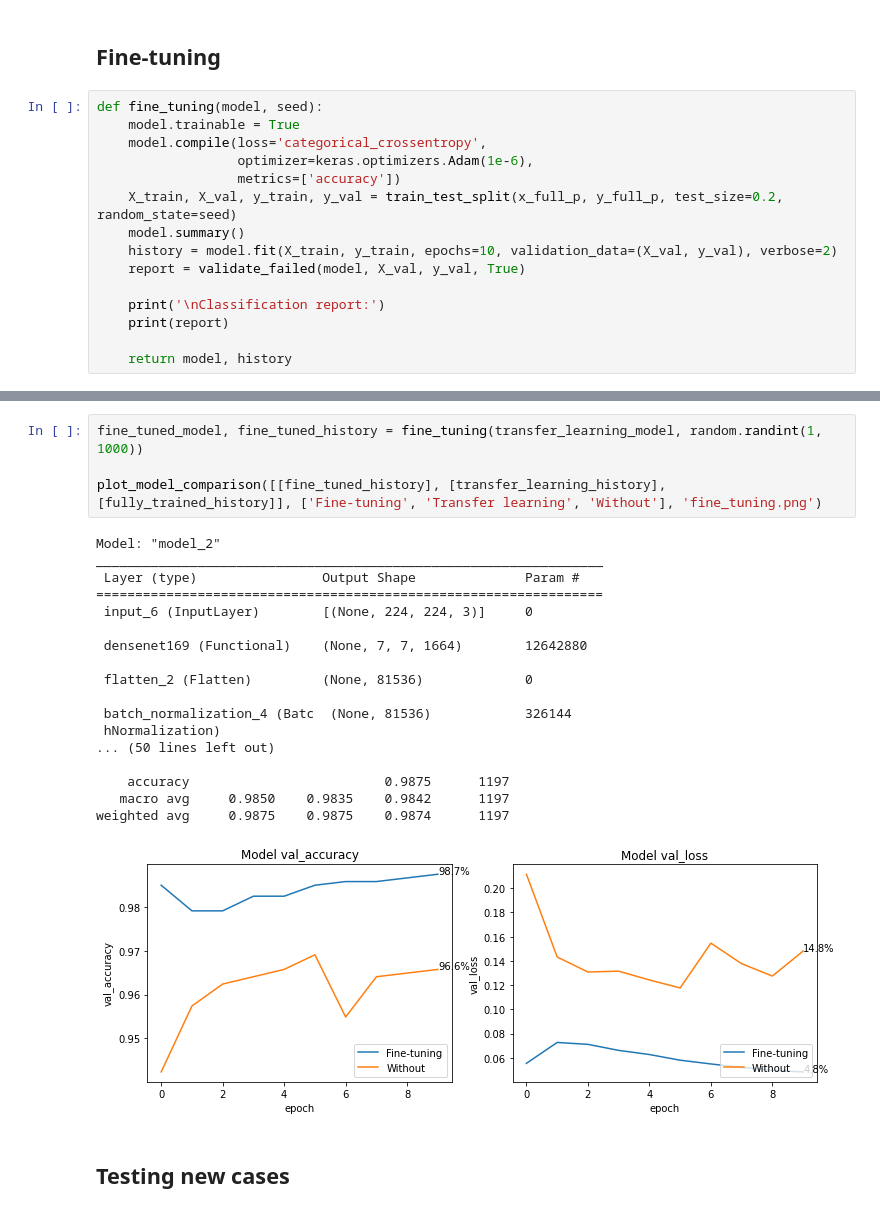
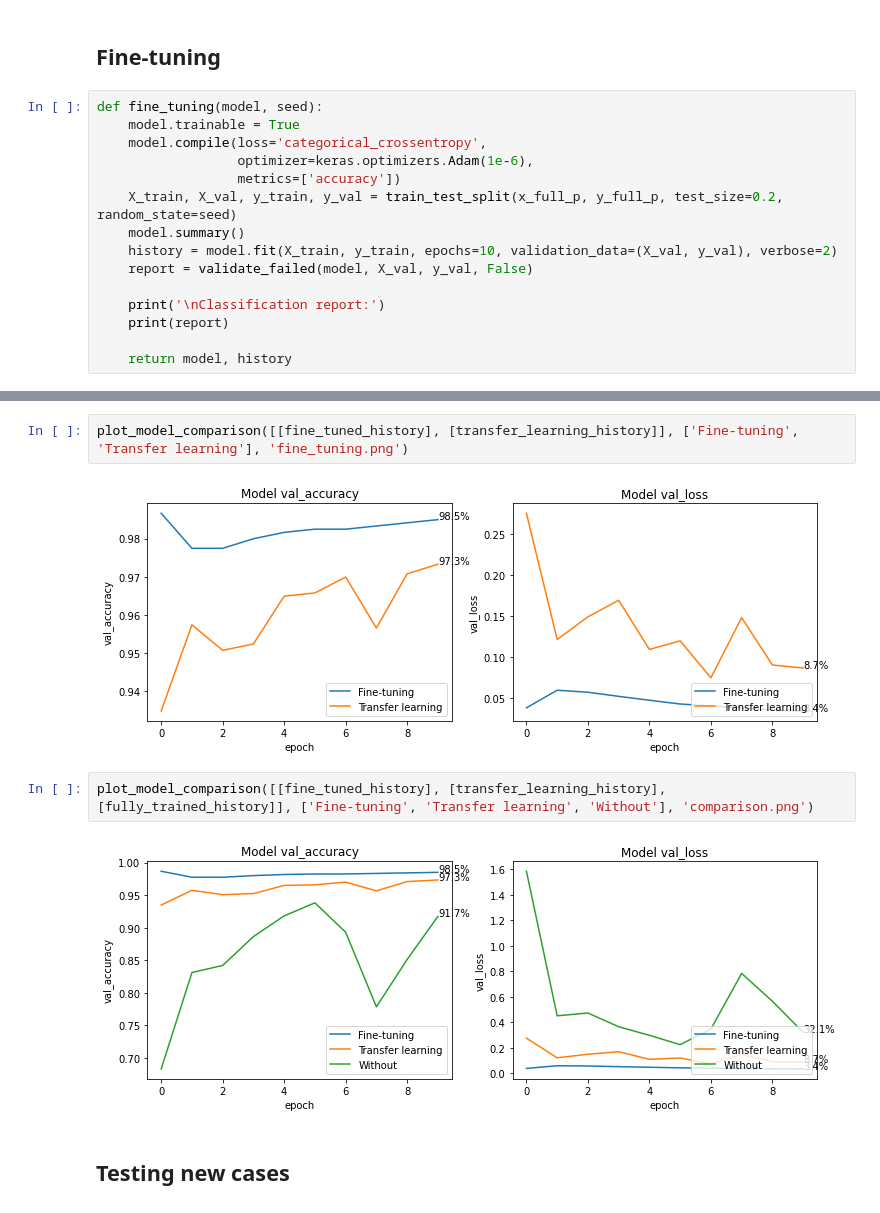
Before and after one commit to SergioRt1/An-analysis-of-diagram-images-on-Git-repositories, a Jupyter notebook: train.ipynb, the cells around one changed output, grey strips where cells are left out. Saved outputs shown, nothing was run; the diff lists cells and outputs as text.

Commit message:
Run fine-tuning

```diff
--- a/train.ipynb
+++ b/train.ipynb
@@ -577,7 +597,7 @@ def fine_tuning(model, seed):
     X_train, X_val, y_train, y_val = train_test_split(x_full_p, y_full_p, test_size=0.2, random_state=seed)
     model.summary()
     history = model.fit(X_train, y_train, epochs=10, validation_data=(X_val, y_val), verbose=2)
-    report = validate_failed(model, X_val, y_val, True)
+    report = validate_failed(model, X_val, y_val, False)
 
     print('\nClassification report:')
     print(report)
@@ -586,26 +627,11 @@ def fine_tuning(model, seed):
+# %%
+plot_model_comparison([[fine_tuned_history], [transfer_learning_history]], ['Fine-tuning', 'Transfer learning'], 'fine_tuning.png')
+# %% [output]
+[figure, added]
 # %%
-fine_tuned_model, fine_tuned_history = fine_tuning(transfer_learning_model, random.randint(1, 1000))
-
-plot_model_comparison([[fine_tuned_history], [transfer_learning_history], [fully_trained_history]], ['Fine-tuning', 'Transfer learning', 'Without'], 'fine_tuning.png')
+plot_model_comparison([[fine_tuned_history], [transfer_learning_history], [fully_trained_history]], ['Fine-tuning', 'Transfer learning', 'Without'], 'comparison.png')
 # %% [output]
-Model: "model_2"
-_________________________________________________________________
- Layer (type)                Output Shape              Param #
-=================================================================
- input_6 (InputLayer)        [(None, 224, 224, 3)]     0
-
- densenet169 (Functional)    (None, 7, 7, 1664)        12642880
-
- flatten_2 (Flatten)         (None, 81536)             0
-
- batch_normalization_4 (Batc  (None, 81536)            326144
- hNormalization)
-... (50 lines left out)
-
-    accuracy                         0.9875      1197
-   macro avg     0.9850    0.9835    0.9842      1197
-weighted avg     0.9875    0.9875    0.9874      1197
-[figure, old version]
+[figure, new version]
 # %% [markdown]
 ## Testing new cases
 # %%
```
Also changed, not shown: parts of 3 cells of this notebook.
